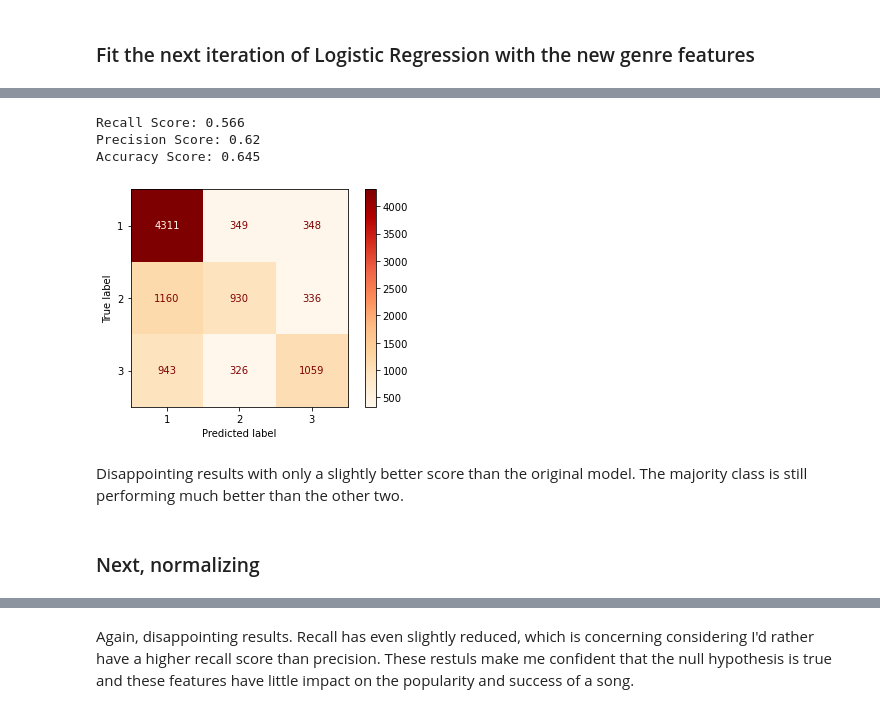
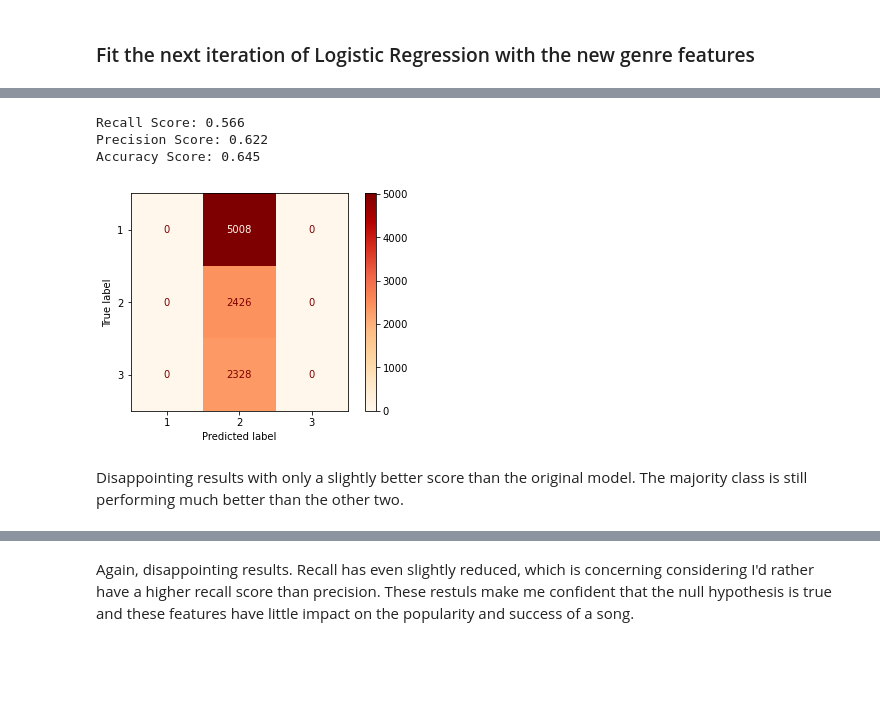
Before and after one commit to drrausch/dsc-phase-3-project, a Jupyter notebook: SecondModel_Scaling&Normalizing.ipynb, the cells around one changed output, grey strips where cells are left out. Cells and saved outputs as stored; diff of their text form; code cells hidden in the pictures; blank space fills up the shorter version.

```diff
--- a/SecondModel_Scaling&Normalizing.ipynb
+++ b/SecondModel_Scaling&Normalizing.ipynb
@@ -66,7 +66,7 @@ for t in types:
         if t in row:
             grouped.update({i:t})
 # %%
-dict_genre = data['genre'].to_dict()
+dict_genre = data['clean_genre'].to_dict()
 # %%
 def combine_dict(d1, d2):
     combined = {}
@@ -137,3 +137,9 @@ ddata = pd.get_dummies(data, columns = ['new_genre'], drop_first = True)
 #add interaction
 energy_interaction = ddata['energy'] * ddata['loudness']
 ddata['energy_loudness'] = energy_interaction
+# %%
+ddata['popularity_labels'].replace(to_replace = 'Very Successful', value = '3', inplace = True)
+ddata['popularity_labels'].replace(to_replace = 'Successful', value = '2', inplace = True)
+ddata['popularity_labels'].replace(to_replace = 'Unsuccessful', value = '1', inplace = True)
+
+ddata['popularity_labels'].astype('int64')
@@ -140,7 +164,12 @@ ddata['energy_loudness'] = energy_interaction
 # %%
-X = ddata.drop(columns = ['popularity_labels', 'genre'], axis = 1)
+X = ddata.drop(columns = ['popularity_labels','artists','clean_genre'], axis = 1)
 y= ddata['popularity_labels']
 
 X_train, X_test, y_train, y_test = train_test_split(X, y, test_size = .3, random_state = 42, stratify = y)
+# %%
+ss = StandardScaler()
+
+ss_X_train = ss.fit_transform(X_train)
+ss_X_test = ss.transform(X_test)
 # %% [markdown]
 ### Fit the next iteration of Logistic Regression with the new genre features
@@ -147,22 +206,20 @@ X_train, X_test, y_train, y_test = train_test_split(X, y, test_size = .3, random
 # %%
-log_reg = LogisticRegression(multi_class='multinomial', solver='saga', max_iter = 700)
+log_reg = LogisticRegression(max_iter = 700)
 
 #fit and predict
-log_reg.fit(X_train, y_train)
-y_hat = log_reg.predict(X_test)
+log_reg.fit(ss_X_train, y_train)
+y_hat = log_reg.predict(ss_X_test)
 
 cmv = plot_confusion_matrix
 
 cmv(log_reg, X_test, y_test, cmap = 'OrRd');
 print('Recall Score: {}'.format(recall_score(y_test, y_hat, average = 'macro').round(3)))
 print('Precision Score: {}'.format(precision_score(y_test, y_hat, average = 'macro').round(3)))
 print('Accuracy Score: {}'.format(accuracy_score(y_test, y_hat).round(3)))
 # %% [output]
 Recall Score: 0.566
-Precision Score: 0.62
+Precision Score: 0.622
 Accuracy Score: 0.645
-[figure, old version]
+[figure, new version]
 # %% [markdown]
 Disappointing results with only a slightly better score than the original model. The majority class is still performing much better than the other two.
-# %% [markdown]
-### Next, normalizing
```
Also changed, not shown: parts of 20 cells of this notebook, 4 other files.
